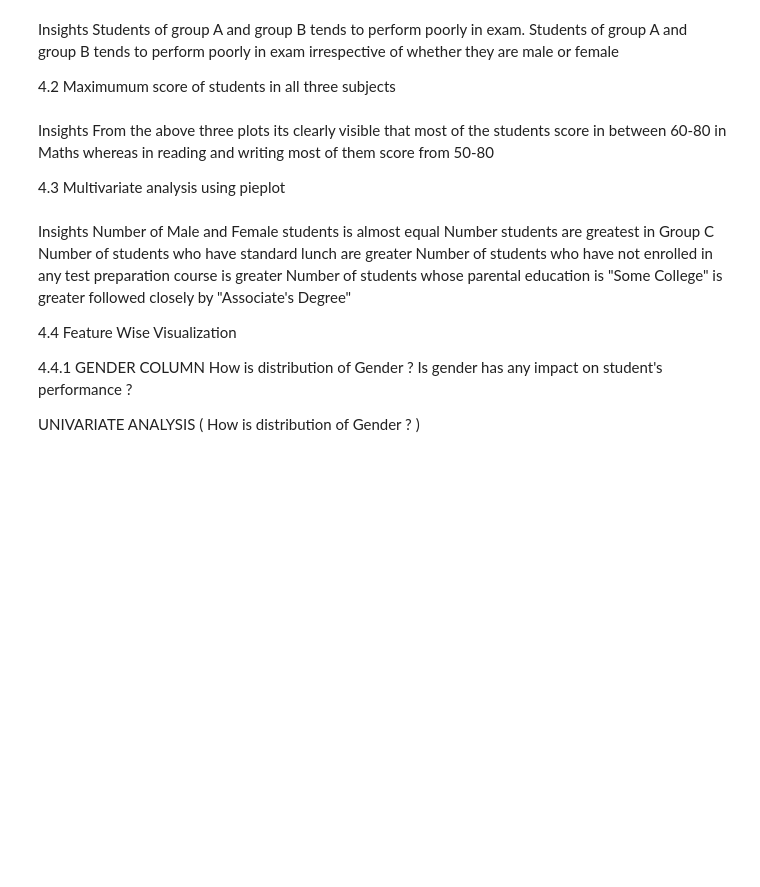
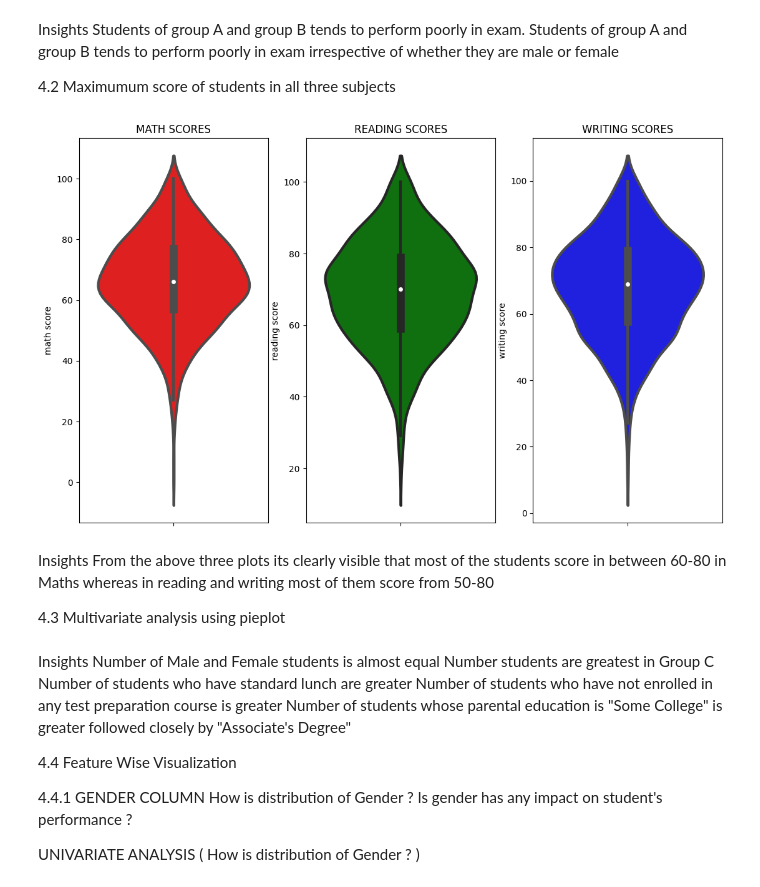
Before and after one commit to Minal-11/ML_PROJECT, a Jupyter notebook: notebook/1. EDA STUDENT PERFORMANCE.ipynb, the cells around one changed output. Saved outputs shown, nothing was run; the diff lists cells and outputs as text; code cells hidden in the pictures; blank space fills up the shorter version.

```diff
--- a/notebook/1. EDA STUDENT PERFORMANCE.ipynb
+++ b/notebook/1. EDA STUDENT PERFORMANCE.ipynb
@@ -309,16 +315,19 @@ Students of group A and group B tends to perform poorly in exam irrespective of
 
 4.2 Maximumum score of students in all three subjects
 # %%
-t(1, 4, 1)
+plt.figure(figsize=(18,8))
+plt.subplot(1, 4, 1)
 plt.title('MATH SCORES')
 sns.violinplot(y='math score',data=df,color='red',linewidth=3)
 plt.subplot(1, 4, 2)
 plt.title('READING SCORES')
 sns.violinplot(y='reading score',data=df,color='green',linewidth=3)
 plt.subplot(1, 4, 3)
 plt.title('WRITING SCORES')
 sns.violinplot(y='writing score',data=df,color='blue',linewidth=3)
 plt.show()
+# %% [output]
+[figure, added]
 # %% [markdown]
 Insights
 From the above three plots its clearly visible that most of the students score in between 60-80 in Maths whereas in reading and writing most of them score from 50-80
```
Also changed, not shown: parts of 4 cells of this notebook, 5 other files.
